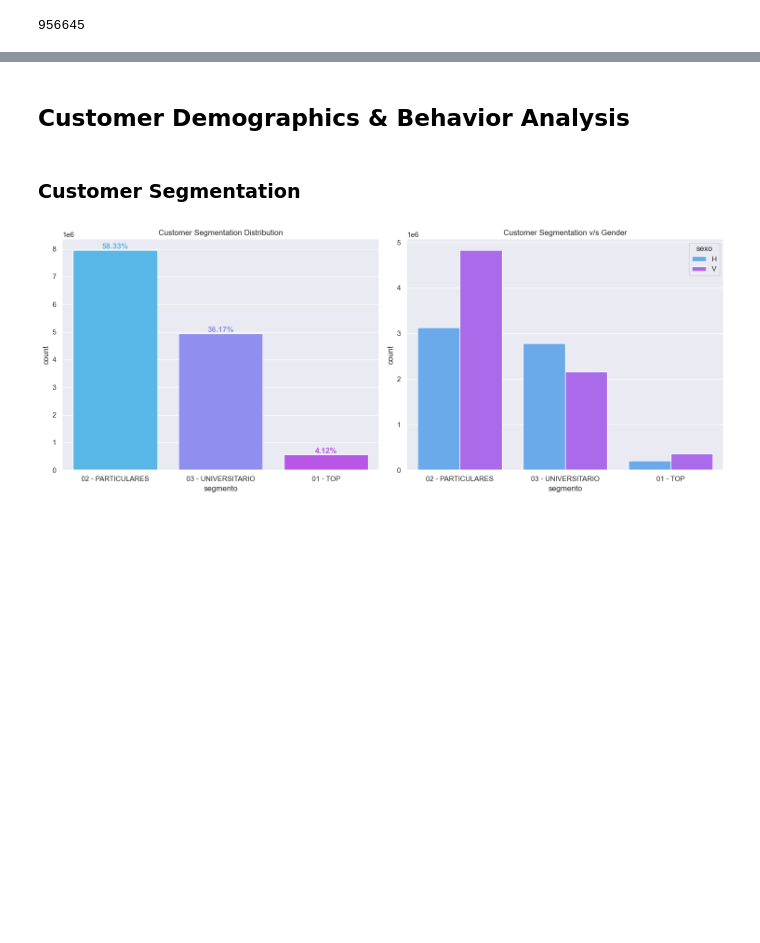
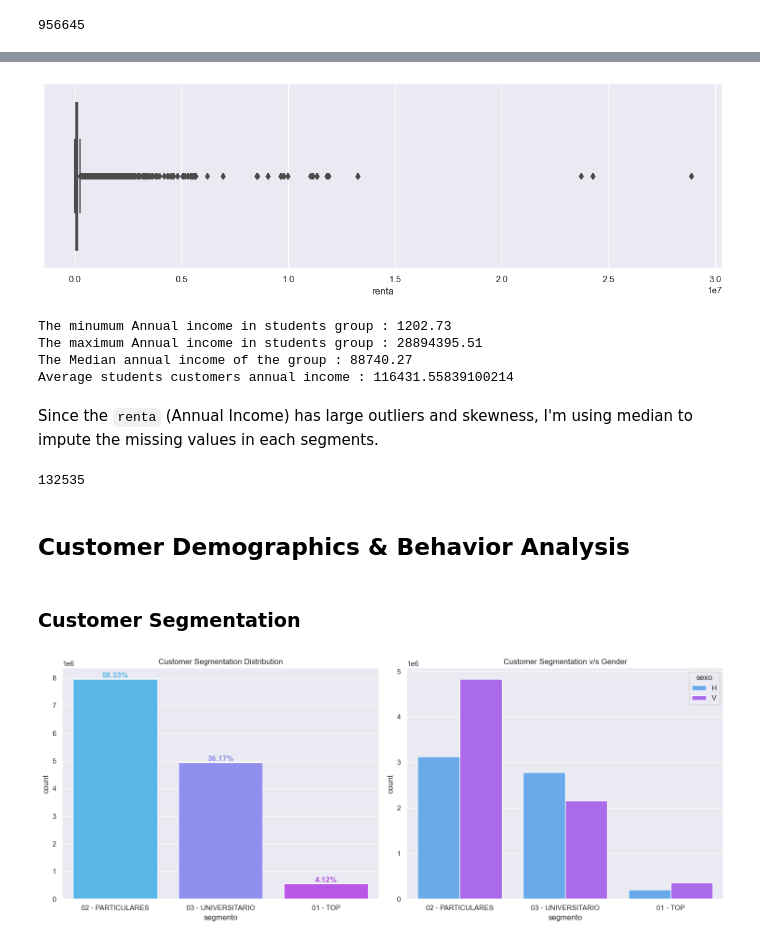
Before and after one commit to dennismathewjose/Santander-product-recommendation, a Jupyter notebook: santander-product-recommendation.ipynb, the cells around one changed output, grey strips where cells are left out. Saved outputs shown, nothing was run; the diff lists cells and outputs as text; code cells hidden in the pictures; blank space fills up the shorter version.

```diff
--- a/santander-product-recommendation.ipynb
+++ b/santander-product-recommendation.ipynb
@@ -198,0 +313,19 @@ Index(['ncodpers', 'ind_nuevo', 'indrel', 'tipodom', 'cod_prov',
+# %%
+plt.figure(figsize=(12,4))
+sns.boxplot(x=df_student_customer_list['renta'])
+plt.tight_layout()
+plt.show()
+
+
+print(f"The minumum Annual income in students group : {df_student_customer_list['renta'].min()}")
+print(f"The maximum Annual income in students group : {df_student_customer_list['renta'].max()}")
+print(f"The Median annual income of the group : {df_student_customer_list['renta'].median()}")
+print(f"Average students customers annual income : {df_student_customer_list['renta'].mean()}")
+# %% [output]
+[figure, added]
+The minumum Annual income in students group : 1202.73
+The maximum Annual income in students group : 28894395.51
+The Median annual income of the group : 88740.27
+Average students customers annual income : 116431.55839100214
+# %% [markdown]
+Since the `renta` (Annual Income) has large outliers and skewness, I'm using median to impute the missing values in each segments.
@@ -199,3 +336,7 @@ Index(['ncodpers', 'ind_nuevo', 'indrel', 'tipodom', 'cod_prov',
+# %%
+df_train['renta'].isnull().sum()
+# %% [output]
+132535
 # %% [markdown]
 ## Customer Demographics & Behavior Analysis
 # %% [markdown]
```
Also changed, not shown: parts of 28 cells of this notebook.
